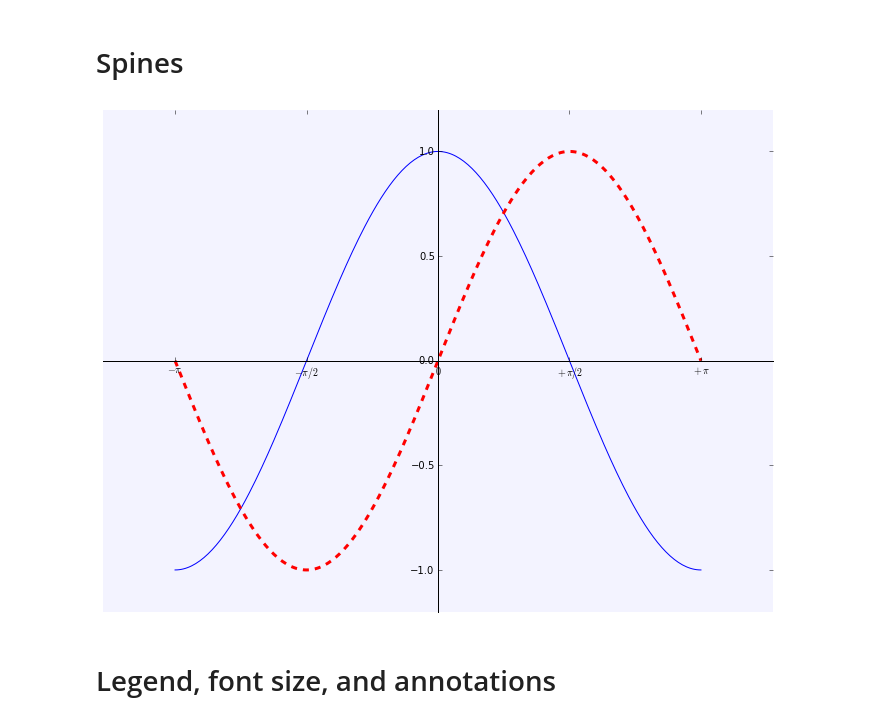
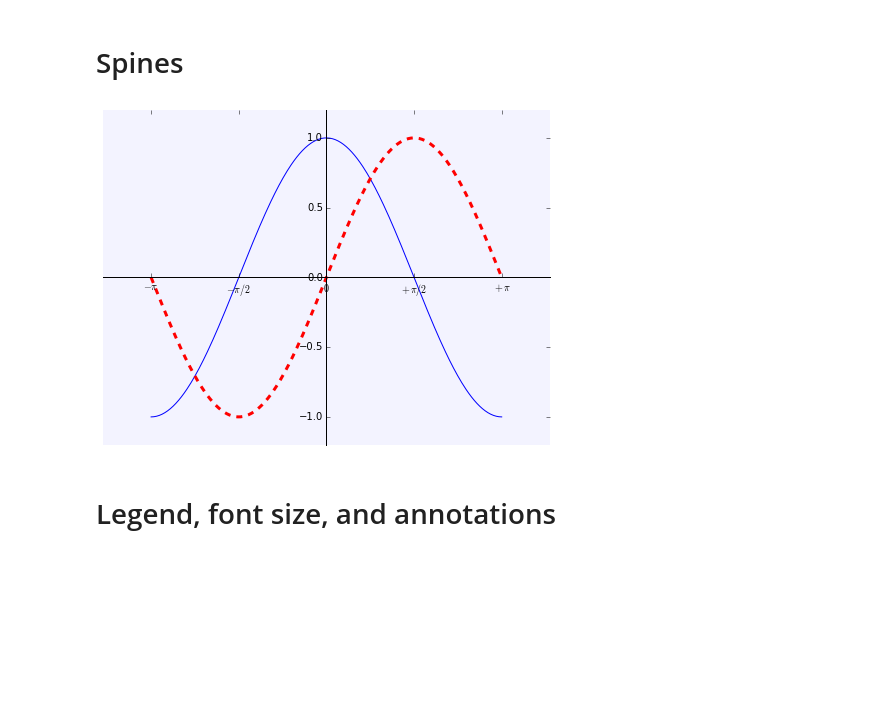
Before and after one commit to alexisperrier/gads, a Jupyter notebook: 05_visualization/py/Lesson 5 Notebook 1 Matplotlib.ipynb, the cells around one changed output. Drawn from its saved outputs; the diff is of its cells as text; code cells hidden in the pictures; blank space fills up the shorter version.

```diff
--- a/05_visualization/py/Lesson 5 Notebook 1 Matplotlib.ipynb
+++ b/05_visualization/py/Lesson 5 Notebook 1 Matplotlib.ipynb
@@ -9,7 +9,8 @@ import matplotlib.pyplot as plt
 # %%
 # Simple sinus cosinus plots with 256 points
 X = np.linspace(-np.pi, np.pi, 256,endpoint=True)
-C,S = np.cos(X), np.sin(X)
+C = np.cos(X)
+S = np.sin(X)
 # %%
 # Can't be simpler than that
 plt.plot(X,C)
@@ -169,25 +180,25 @@ plt.xticks([-np.pi, -np.pi/2, 0, np.pi/2, np.pi], [r'$-\pi$', r'$-\pi/2$', r'$0$
 # %% [markdown]
 # Spines
 # %%
-fig, ax = plt.subplots(figsize=(12, 9))
+fig, ax = plt.subplots(figsize=(8, 6))
 
 # Previously
 plt.plot(X,C,  color="blue", linewidth=1.0, linestyle="-")
 plt.plot(X,S,  color="red" , linewidth=3.0, linestyle='dashed')
 plt.ylim(-1.2, 1.2)
 plt.xticks([-np.pi, -np.pi/2, 0, np.pi/2, np.pi], [r'$-\pi$', r'$-\pi/2$', r'$0$', r'$+\pi/2$', r'$+\pi$']);
 
 # Right spine disappears
 ax.spines['right'].set_color('none')
 # Top spine also disappears
 ax.spines['top'].set_color('none')
 
 # Move bottom spine to middle
 ax.spines['bottom'].set_position(('data',0))
 # and left spine to center
 ax.spines['left'].set_position(('data',0))
 # %% [output]
-[figure, old version]
+[figure, new version]
 # %% [markdown]
 # Legend, font size, and annotations
 # %%
```
Also changed, not shown: parts of 4 cells of this notebook, 1 other file.
